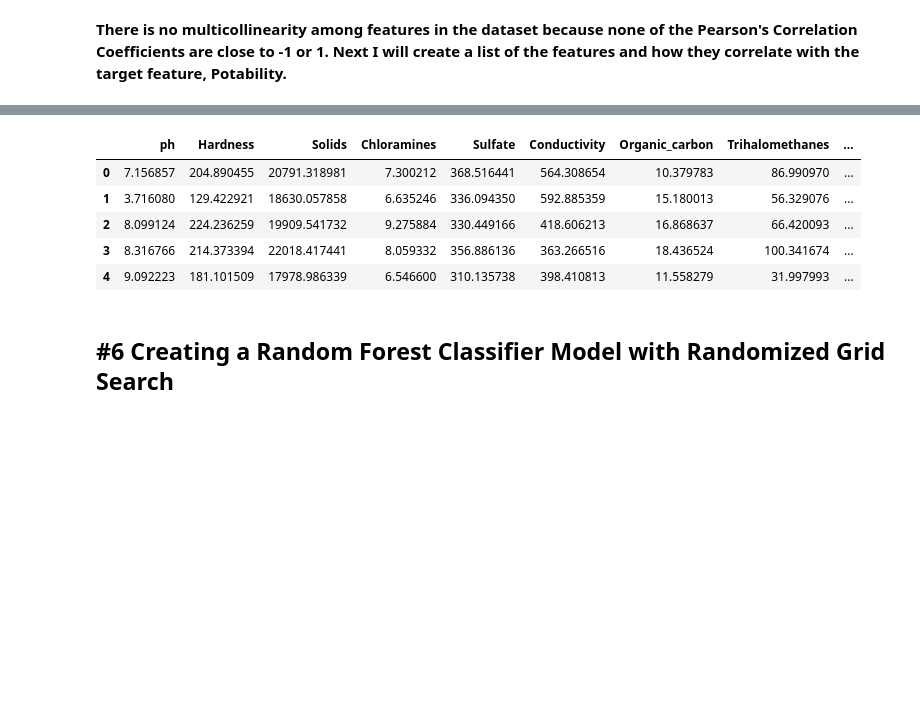
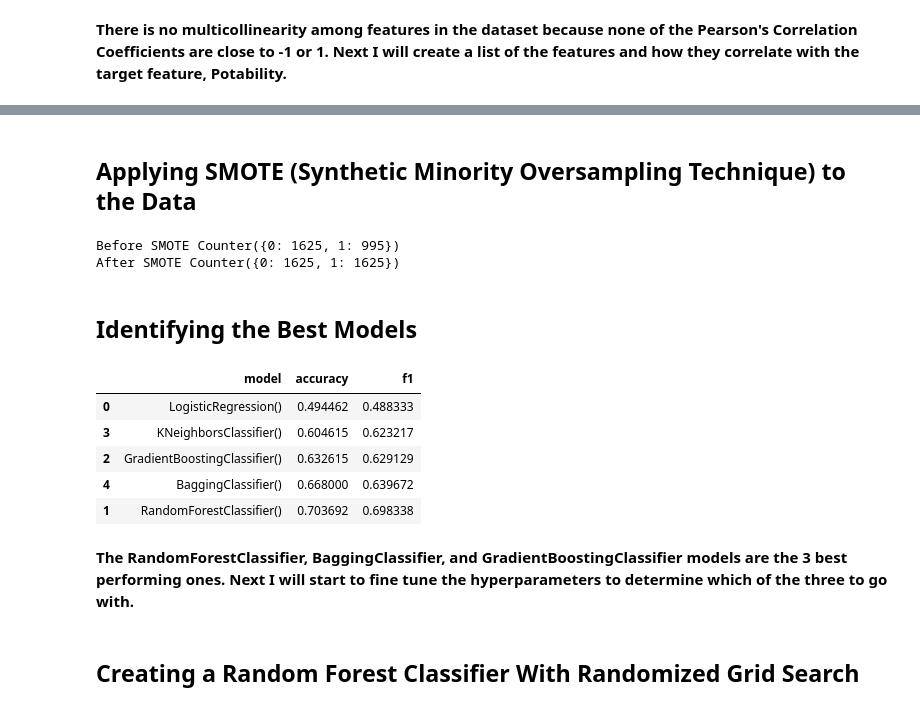
Before and after one commit to meester600/Springboard, a Jupyter notebook: water_quality_capstone_project/exploratory_data_analysis_and_modeling.ipynb, the cells around one changed output, grey strips where cells are left out. Cells and saved outputs as stored; diff of their text form; code cells hidden in the pictures; blank space fills up the shorter version.

```diff
--- a/water_quality_capstone_project/exploratory_data_analysis_and_modeling.ipynb
+++ b/water_quality_capstone_project/exploratory_data_analysis_and_modeling.ipynb
@@ -243,14 +149,66 @@ X_train, X_test, y_train, y_test = train_test_split(X, y, test_size = 0.25)
-# %%
-X.head()
-# %% [output]
-|  | ph | Hardness | Solids | Chloramines | Sulfate | Conductivity | Organic_carbon | Trihalomethanes | ... |
-| 0 | 7.156857 | 204.890455 | 20791.318981 | 7.300212 | 368.516441 | 564.308654 | 10.379783 | 86.990970 | ... |
-| 1 | 3.716080 | 129.422921 | 18630.057858 | 6.635246 | 336.094350 | 592.885359 | 15.180013 | 56.329076 | ... |
-| 2 | 8.099124 | 224.236259 | 19909.541732 | 9.275884 | 330.449166 | 418.606213 | 16.868637 | 66.420093 | ... |
-| 3 | 8.316766 | 214.373394 | 22018.417441 | 8.059332 | 356.886136 | 363.266516 | 18.436524 | 100.341674 | ... |
-| 4 | 9.092223 | 181.101509 | 17978.986339 | 6.546600 | 310.135738 | 398.410813 | 11.558279 | 31.997993 | ... |
+# %%
+#Seperating the target feature
+X = df.drop('Potability', axis = 1).copy()
+y = df['Potability'].copy()
+
+#Splitting the data with a 80/20 split
+X_train, X_test, y_train, y_test = train_test_split(X, y, test_size = 0.20)
+# %% [markdown]
+## Applying SMOTE (Synthetic Minority Oversampling Technique) to the Data
+# %%
+#Instantiating the SMOTE function
+smt = SMOTE()
+
+#Getting a count of the pre-smote data
+pre_smt_counter = Counter(y_train)
+
+#Resampling the data with the SMOTE
+X_train, y_train = smt.fit_resample(X_train, y_train)
+
+#Getting a count of the post-smote data
+post_smt_counter = Counter(y_train)
+
+#Printing the results
+print('Before SMOTE', pre_smt_counter)
+print('After SMOTE', post_smt_counter)
+# %% [output]
+Before SMOTE Counter({0: 1625, 1: 995})
+After SMOTE Counter({0: 1625, 1: 1625})
+# %% [markdown]
+## Identifying the Best Models
+# %%
+#List of models to be tested
+model = [LogisticRegression(), RandomForestClassifier(), GradientBoostingClassifier(),
+         KNeighborsClassifier(), BaggingClassifier()]
+
+#Empty lists to append for analysis
+mod = []
+accuracy_score = []
+f1_score = []
+
+#Creating a for loop to test all models with generic parameters
+for m in model:
+    accuracy_score.append(cross_val_score(m, X_train, y_train, scoring = 'accuracy', cv = 10).mean())
+    f1_score.append(cross_val_score(m, X_train, y_train, scoring = 'f1', cv = 10).mean())
+    mod.append(m)
+
+#Creating the DataFrame for analysis
+model_df = pd.DataFrame(columns = ['model', 'accuracy', 'f1'])
+model_df['model'] = mod
+model_df['accuracy'] = accuracy_score
+model_df['f1'] = f1_score
+model_df.sort_values(by=['f1'], ascending = True).style.background_gradient(subset='f1')
+# %% [output]
+|  | model | accuracy | f1 |
+| 0 | LogisticRegression() | 0.494462 | 0.488333 |
+| 3 | KNeighborsClassifier() | 0.604615 | 0.623217 |
+| 2 | GradientBoostingClassifier() | 0.632615 | 0.629129 |
+| 4 | BaggingClassifier() | 0.668000 | 0.639672 |
+| 1 | RandomForestClassifier() | 0.703692 | 0.698338 |
+# %% [markdown]
+**The RandomForestClassifier, BaggingClassifier, and GradientBoostingClassifier models are the 3 best performing ones. Next I will start to fine tune the hyperparameters to determine which of the three to go with.**
 # %% [markdown]
-## #6 Creating a Random Forest Classifier Model with Randomized Grid Search
+## Creating a Random Forest Classifier With Randomized Grid Search
 # %%
 #Hyperparameters to manipulate
 
```
Also changed, not shown: parts of 53 cells of this notebook, 4 other files.
